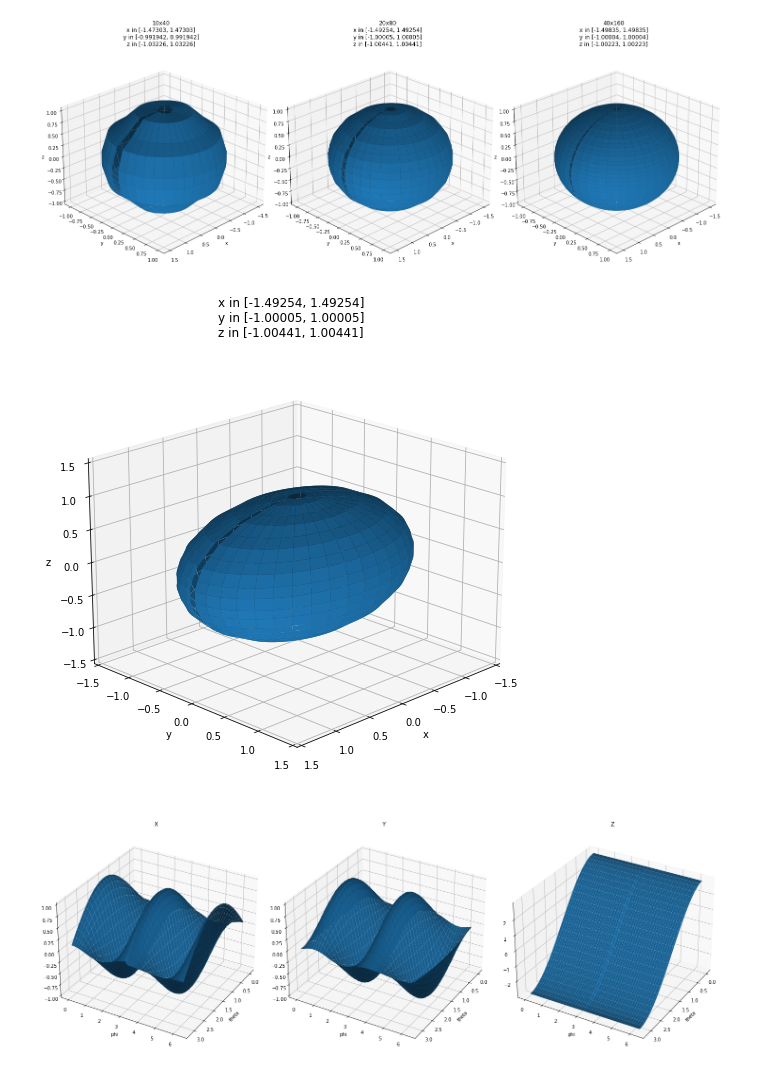
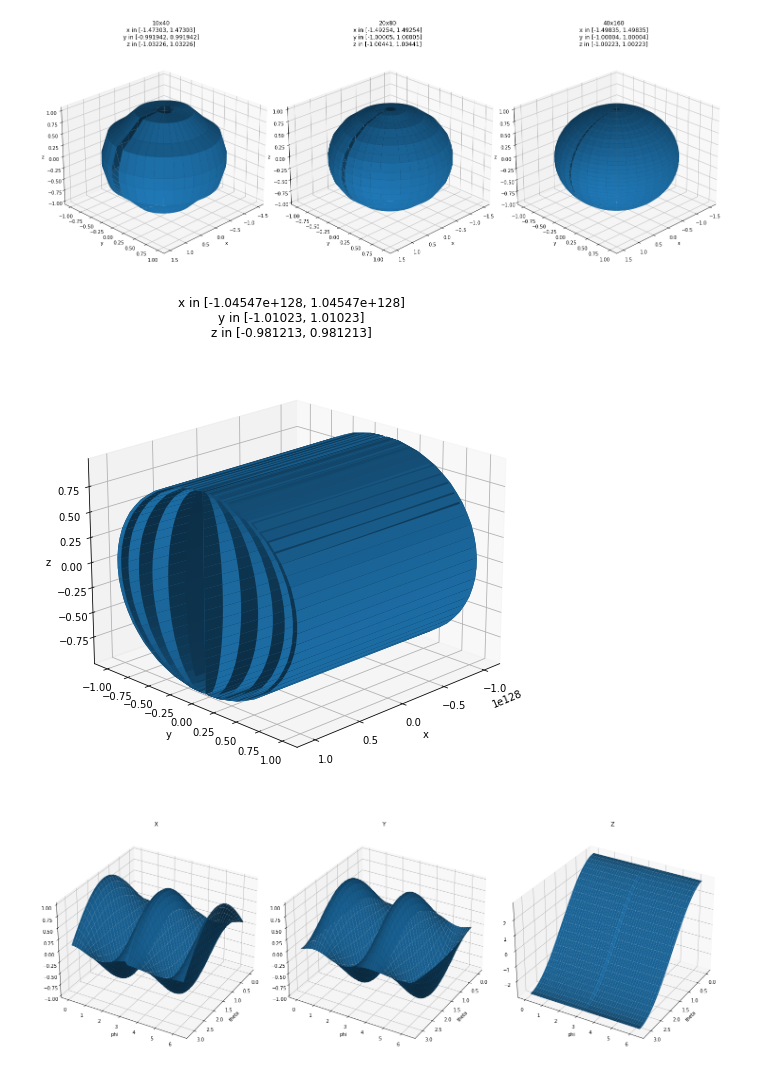
Before and after one commit to iago-mendes/eucled, a Jupyter notebook: src/exercises/08-embedding/assets/plots.ipynb, the cells around one changed output. Saved outputs shown, nothing was run; the diff lists cells and outputs as text; code cells hidden in the pictures.

```diff
--- a/src/exercises/08-embedding/assets/plots.ipynb
+++ b/src/exercises/08-embedding/assets/plots.ipynb
@@ -197,45 +197,45 @@ plt.show()
 # %% [output]
 [figure]
 # %%
-N_theta = 20
-N_phi = 4*N_theta
+N_theta = 30
+N_phi = N_theta
 
 fig = plt.figure(layout="constrained")
 
-embedding = np.genfromtxt('embedding_(1.5,1.0,1.0)_20x80.csv', delimiter=',')
+embedding = np.genfromtxt('embedding_(1.5,1.0,1.0)_30x30.csv', delimiter=',')
 # print("chi", chi)
 # print("x: ", min(x), max(x))
 # print("y: ", min(y), max(y))
 # print("z: ", min(z), max(z))
 
 x = embedding[:,0]
 y = embedding[:,1]
 z = embedding[:,2]
 
 X = np.reshape(x, (N_theta, N_phi))
 Y = np.reshape(y, (N_theta, N_phi))
 Z = np.reshape(z, (N_theta, N_phi))
 
 ax = fig.add_subplot(111, projection='3d')
 ax.plot_surface(X, Y, Z)
 # ax.plot_surface(X, Y, Z, cmap=cm.coolwarm)
 
 plt.title(f'x in [{min(x)}, {max(x)}]\ny in [{min(y)}, {max(y)}]\nz in [{min(z)}, {max(z)}]')
 ax.set_xlabel("x")
 ax.set_ylabel("y")
 ax.set_zlabel("z")
 
-side = 1.5
-ax.set_xlim(-side, side)
-ax.set_ylim(-side, side)
-ax.set_zlim(-side, side)
+# side = 1.5
+# ax.set_xlim(-side, side)
+# ax.set_ylim(-side, side)
+# ax.set_zlim(-side, side)
 
 ax.view_init(20, 45) # elev, azim
 fig.set_size_inches(20, 7, forward=True)
 
 plt.show()
 # %% [output]
-[figure, old version]
+[figure, new version]
 # %%
 N_theta = 25
 N_phi = 4*N_theta
```
Also changed, not shown: parts of 1 cell of this notebook, 2 other files.
